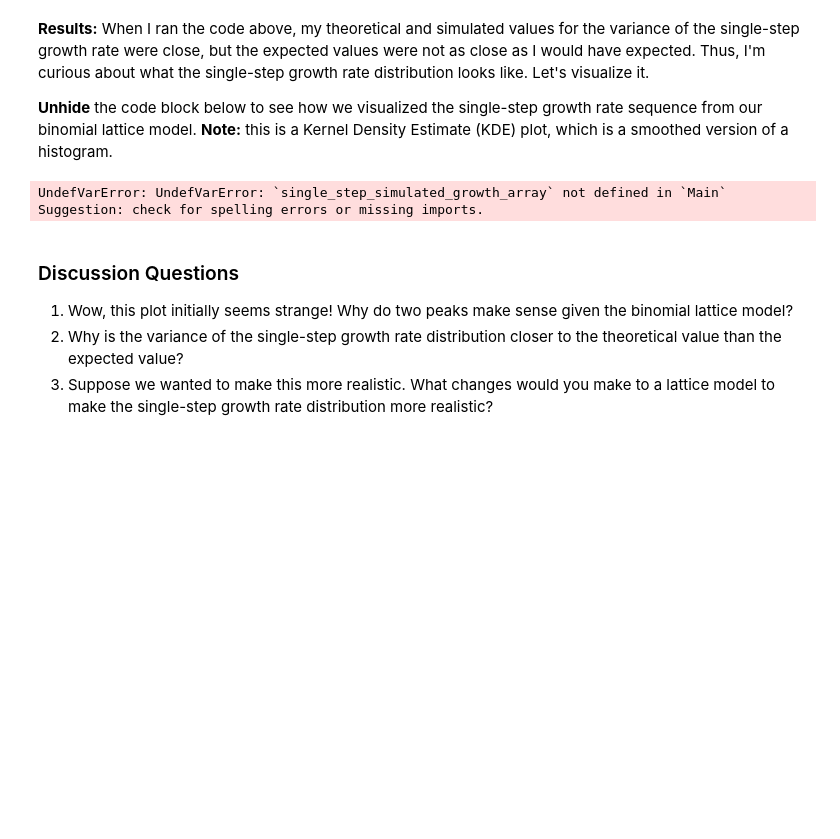
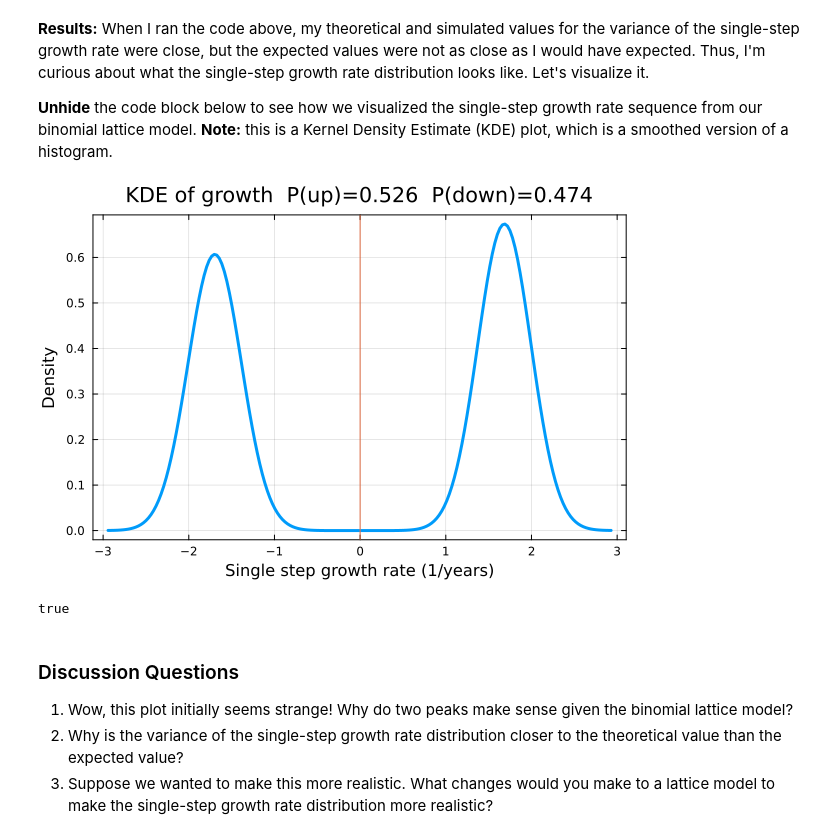
Before and after one commit to CHEME-5660-Classroom-Cornell/ps2-5660-f25-fka7-a11y, a Jupyter notebook: PS2-CHEME-5660-Student-LatticeStylizedFacts-RWPM-Fall-2025.ipynb, the cells around one changed output. Saved outputs shown, nothing was run; the diff lists cells and outputs as text; code cells hidden in the pictures; blank space fills up the shorter version.

```diff
--- a/PS2-CHEME-5660-Student-LatticeStylizedFacts-RWPM-Fall-2025.ipynb
+++ b/PS2-CHEME-5660-Student-LatticeStylizedFacts-RWPM-Fall-2025.ipynb
@@ -517,22 +689,51 @@ __Results:__ When I ran the code above, my theoretical and simulated values for
 
 __Unhide__ the code block below to see how we visualized the single-step growth rate sequence from our binomial lattice model. __Note:__ this is a Kernel Density Estimate (KDE) plot, which is a smoothed version of a histogram.
 # %%
-let
-    f₋ = findall(x-> x < 0.0, single_step_simulated_growth_array) |> length |> l-> l/(maximum_number_trading_days - 1)
-    f₊ = findall(x-> x > 0.0, single_step_simulated_growth_array) |> length |> l-> l/(maximum_number_trading_days - 1)
-    @show f₋, f₊ # fraction: down, up
+# Cell 35 — visualize the single step growth rate distribution (KDE)
 
-    # initialize -
-    density(single_step_simulated_growth_array, label="", lw=3, c=:navy)
-    xlabel!("Single-Step Growth Rate (1/years)", fontsize=18)
-    ylabel!("Density", fontsize=18)
-    plot!(bg="gray95", background_color_outside="white", framestyle = :box, fg_legend = :transparent);
+begin
+    using Random, Statistics
+    using Plots
+    using StatsPlots   # for density()
+
+    # make sure the simulated series exists
+    g = @isdefined(single_step_simulated_growth_array) ? single_step_simulated_growth_array : begin
+        u  = û
+        d  = d̂
+        p  = p̂
+        dt = Float64(Δt)
+        T  = maximum_number_trading_days
+
+        Random.seed!(42)  # reproducible
+        tmp = Vector{Float64}(undef, T - 1)
+        @inbounds for j in 1:(T - 1)
+            x = rand() < p                      # Bernoulli(p)
+            tmp[j] = (x ? log(u) : log(d)) / dt # μ_{j→j+1}
+        end
+        single_step_simulated_growth_array = tmp
+        tmp
+    end
+
+    # fractions of up vs down
+    f_down = count(<(0.0), g) / length(g)
+    f_up   = 1.0 - f_down
+
+    # KDE plot
+    plt = density(g, label="", lw=3)
+    vline!([0.0], label="zero")
+    xlabel!("Single step growth rate (1/years)")
+    ylabel!("Density")
+    title!("KDE of growth  P(up)=$(round(f_up, digits=3))  P(down)=$(round(f_down, digits=3))")
+    plot!(background_color=:white, framestyle=:box, grid=:on, legend=false)
+
+    display(plt)
 end
 # %% [output]
-UndefVarError: UndefVarError: `single_step_simulated_growth_array` not defined in `Main`
-Suggestion: check for spelling errors or missing imports.
+[figure, added]
 # %%
-do_I_see_single_step_growth_rate_distribution_figure = nothing; # set to true if you see a distribution of single-step growth rates
+do_I_see_single_step_growth_rate_distribution_figure = true
+# %% [output]
+true
 # %% [markdown]
 ### Discussion Questions
 1. Wow, this plot initially seems strange! Why do two peaks make sense given the binomial lattice model?
```
Also changed, not shown: parts of 31 cells of this notebook.
